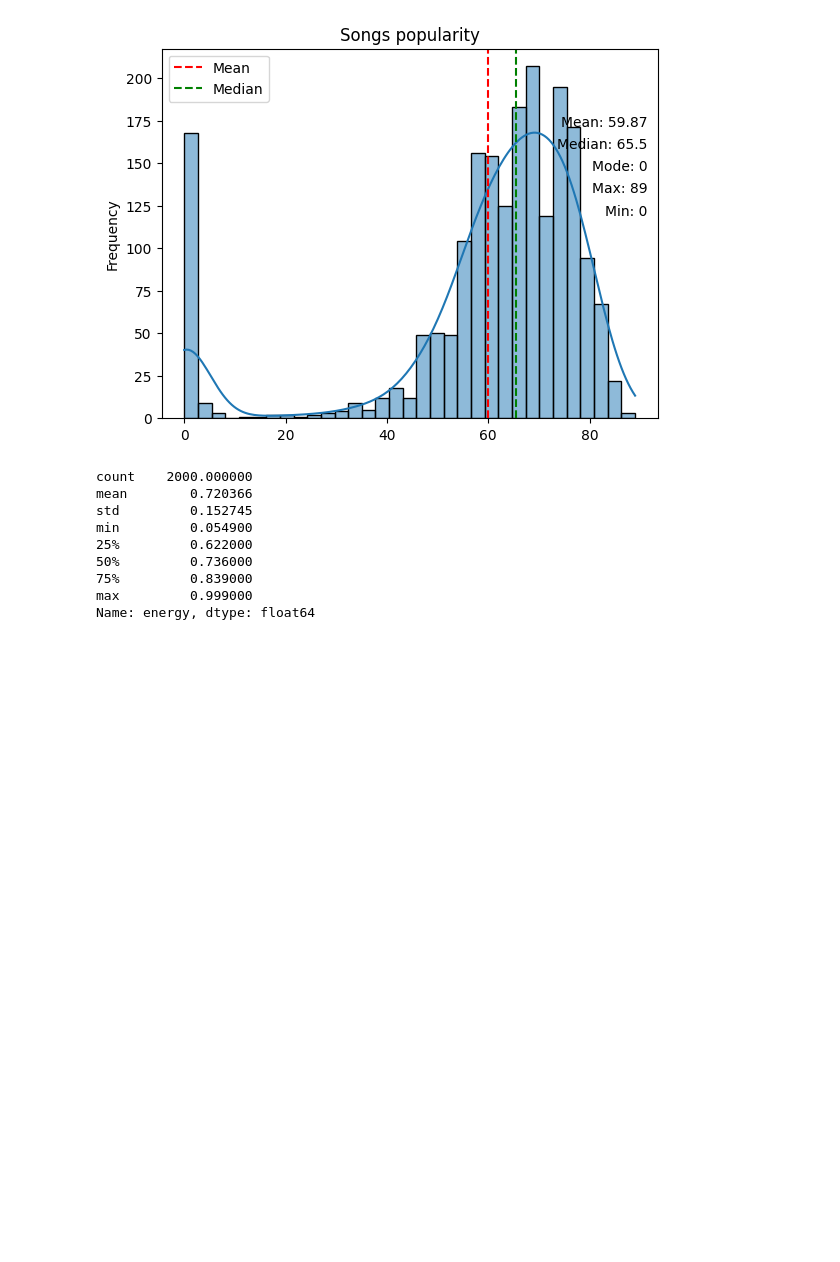
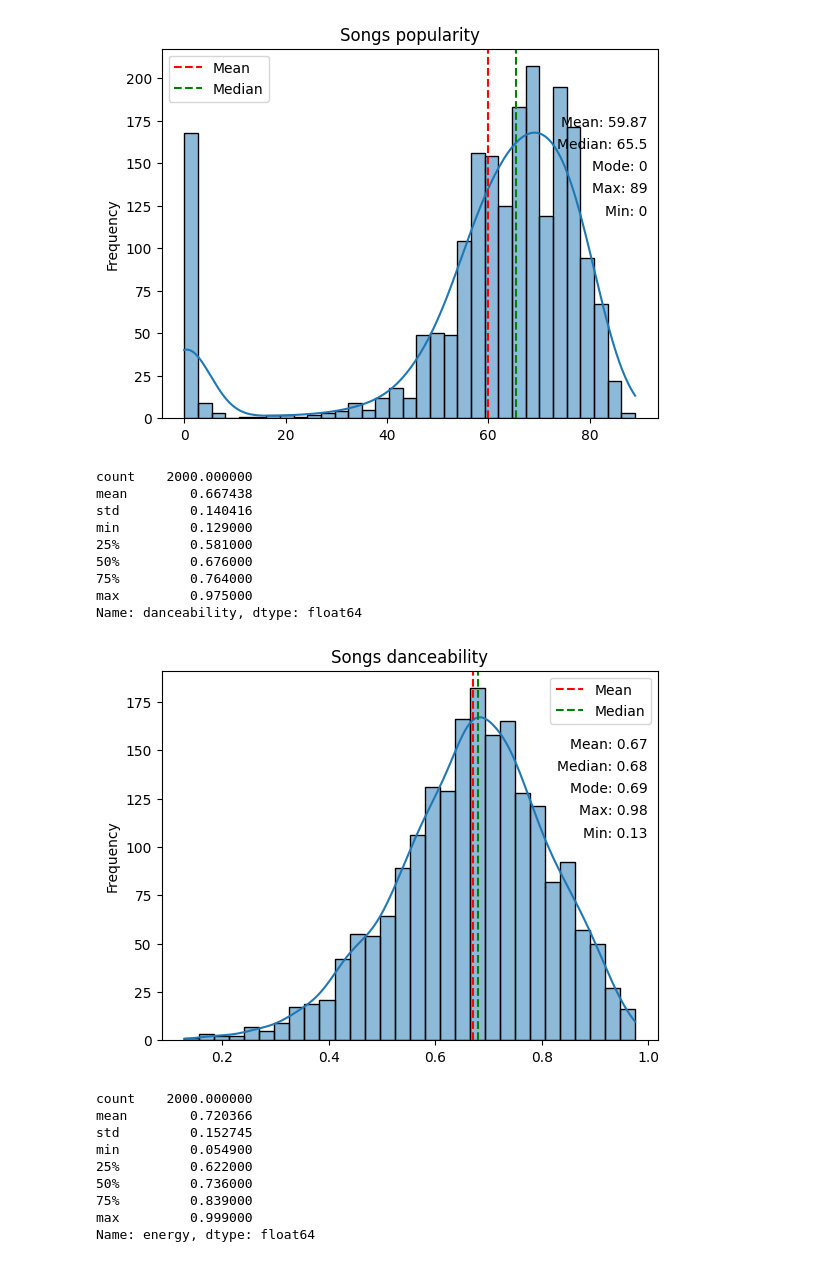
Before and after one commit to estebandonis/Proyecto1-MineriadeDatos, a Jupyter notebook: proyecto1.ipynb, the cells around one changed output. Saved outputs shown, nothing was run; the diff lists cells and outputs as text; code cells hidden in the pictures; blank space fills up the shorter version.

```diff
--- a/proyecto1.ipynb
+++ b/proyecto1.ipynb
@@ -284,6 +307,21 @@ min         0.000000
 max        89.000000
 Name: popularity, dtype: float64
 [figure]
+# %%
+songsdanceability = songs_df['danceability'][~np.isnan(songs_df['danceability'])]
+graphNumericDistribution(songsdanceability, 'Songs danceability', '', 'Frequency')
+print(songsdanceability.describe())
+# %% [output]
+count    2000.000000
+mean        0.667438
+std         0.140416
+min         0.129000
+25%         0.581000
+50%         0.676000
+75%         0.764000
+max         0.975000
+Name: danceability, dtype: float64
+[figure, added]
 # %%
 songsEnergy = songs_df['energy'][~np.isnan(songs_df['energy'])]
 graphNumericDistribution(songsEnergy, 'Songs energy', '', 'Frequency')
```
Also changed, not shown: parts of 4 cells of this notebook.
